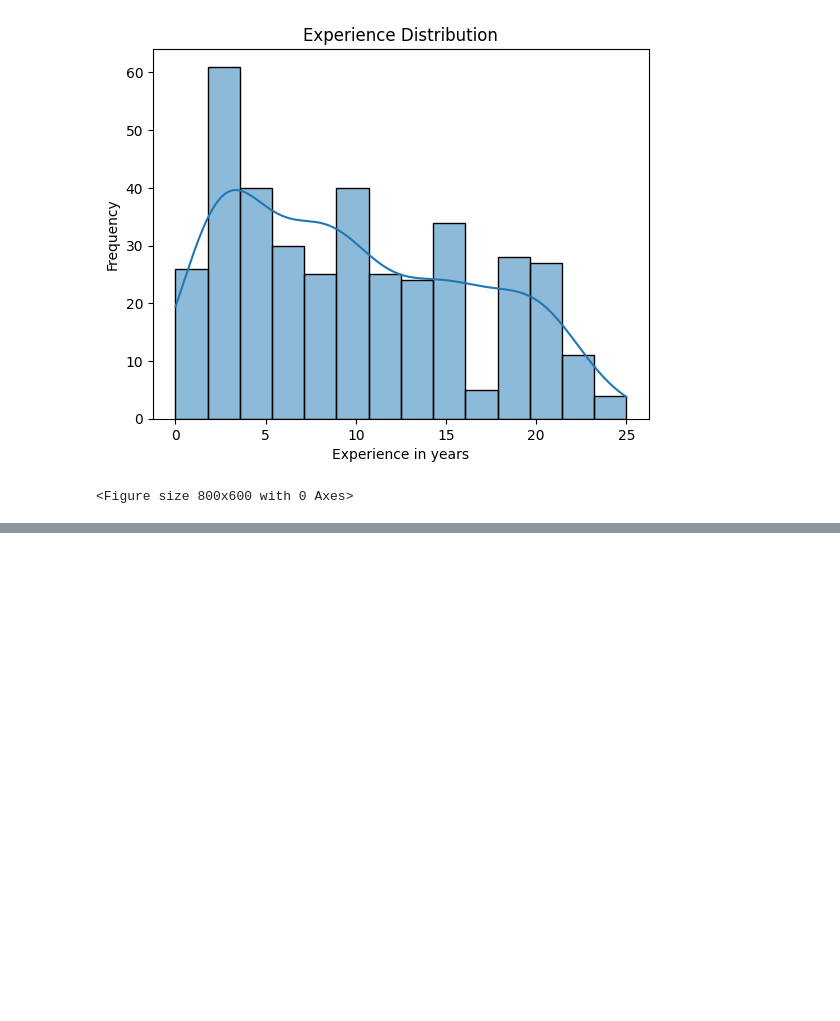
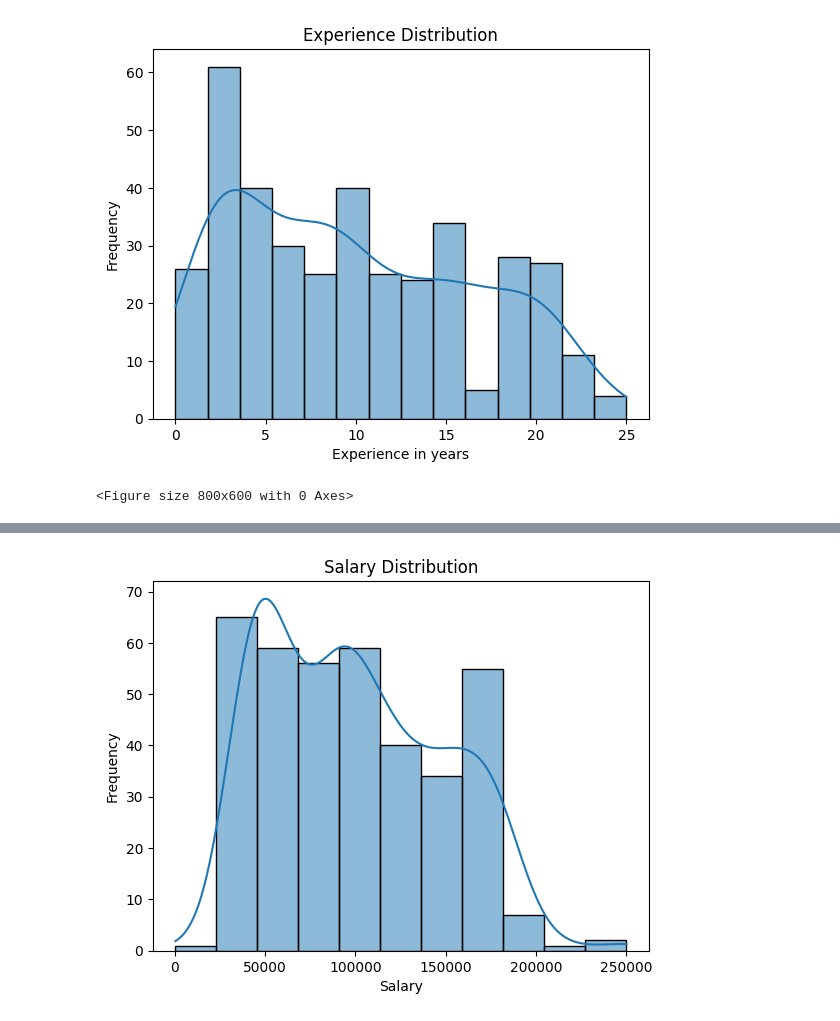
Before and after one commit to aryancodes12/Advance-Machine-Learning, a Jupyter notebook: salary_predictor.ipynb, the cells around one changed output, grey strips where cells are left out. Saved outputs shown, nothing was run; the diff lists cells and outputs as text; code cells hidden in the pictures; blank space fills up the shorter version.

```diff
--- a/salary_predictor.ipynb
+++ b/salary_predictor.ipynb
@@ -235,0 +276,9 @@ plt.show()
+# %%
+#Histogram of salary after removing outlier
+sns.histplot(data['Salary'], kde = True)
+plt.title("Salary Distribution")
+plt.xlabel('Salary')
+plt.ylabel("Frequency")
+plt.show()
+# %% [output]
+[figure, added]
```
Also changed, not shown: parts of 8 cells of this notebook.
